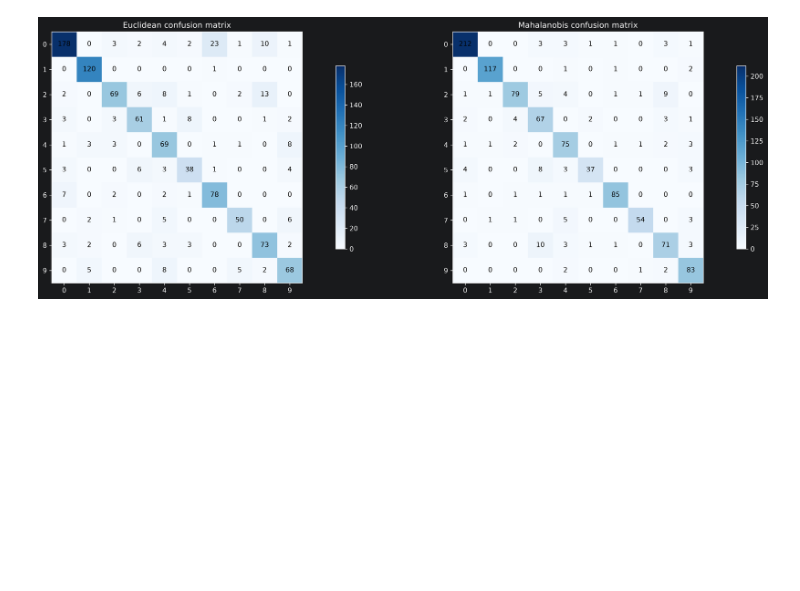
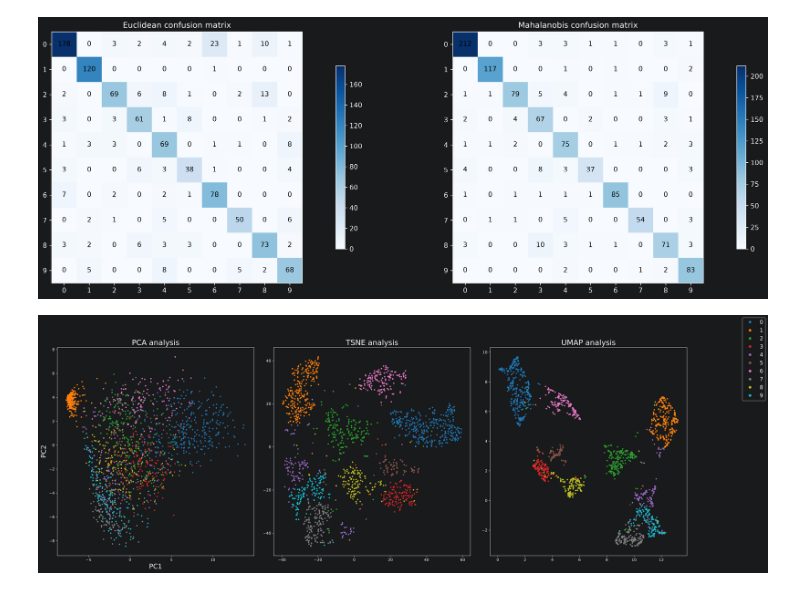
Before and after one commit to XerXes79/IDL-2026, a Jupyter notebook: sample.ipynb, the cells around one changed output. Saved outputs shown, nothing was run; the diff lists cells and outputs as text; code cells hidden in the pictures; blank space fills up the shorter version.

Commit message:
PCA , T-sne, umap performed
Scatter plot of T-sne , umap and PCA analysis

```diff
--- a/sample.ipynb
+++ b/sample.ipynb
@@ -123,3 +157,44 @@ fig.set_dpi(300)
 plt.show()
 # %% [output]
 [figure]
+# %%
+from sklearn.decomposition import PCA
+from umap import UMAP
+from sklearn.manifold import TSNE
+test_numpy = train_in.to_numpy()
+
+pca = PCA(n_components=2)
+pca_analysis = pca.fit_transform(test_numpy)
+pca_analysis = pd.DataFrame(pca_analysis).join(train_out)
+
+umap = UMAP(n_components=2)
+umap_analysis = umap.fit_transform(test_numpy)
+umap_analysis = pd.DataFrame(umap_analysis).join(train_out)
+
+tsne = TSNE(n_components=2)
+tsne_analysis = tsne.fit_transform(test_numpy)
+tsne_analysis = pd.DataFrame(tsne_analysis).join(train_out)
+# %%
+fig2 , axes2 = plt.subplots(1, 3,figsize=(30,10))
+
+
+picture_pca = axes2[0].scatter(pca_analysis.iloc[:,0],pca_analysis.iloc[:,1],c =pca_analysis.iloc[:,2],cmap="tab10",s = 8)
+axes2[0].set_title("PCA analysis",loc="center",fontsize=20)
+axes2[0].set_xlabel("PC1",fontsize=18)
+axes2[0].set_ylabel("PC2",fontsize=18)
+
+axes2[1].scatter(tsne_analysis.iloc[:,0],tsne_analysis.iloc[:,1],c = tsne_analysis.iloc[:,2],cmap="tab10",s = 8)
+axes2[1].set_title("TSNE analysis",loc="center",fontsize=20)
+
+
+axes2[2].scatter(umap_analysis.iloc[:,0],umap_analysis.iloc[:,1],c = umap_analysis.iloc[:,2],cmap="tab10", s = 8)
+axes2[2].set_title("UMAP analysis",loc="center",fontsize=20)
+
+
+n = picture_pca.legend_elements()
+fig2.legend(n[0],n[1],fontsize="x-large",bbox_to_anchor=(1,1))
+fig2.subplots_adjust(wspace=0.1)
+fig2.set_dpi(300)
+plt.show()
+# %% [output]
+[figure, added]
```
Also changed, not shown: parts of 5 cells of this notebook, 1 other file.
